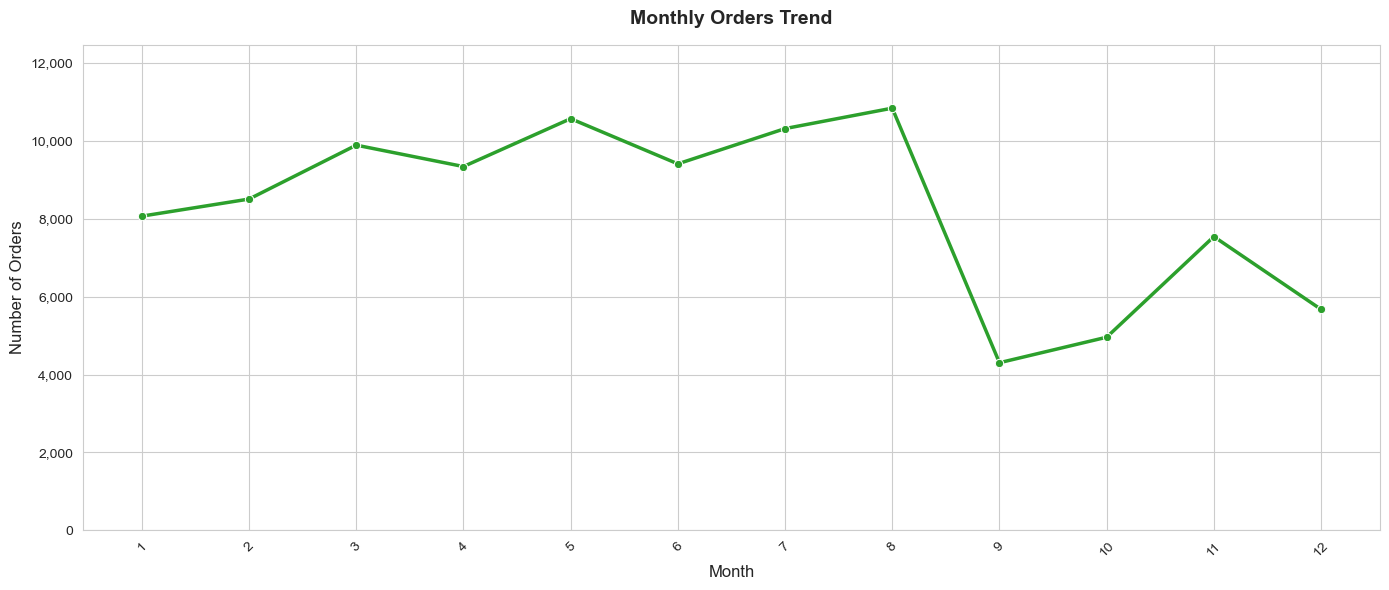
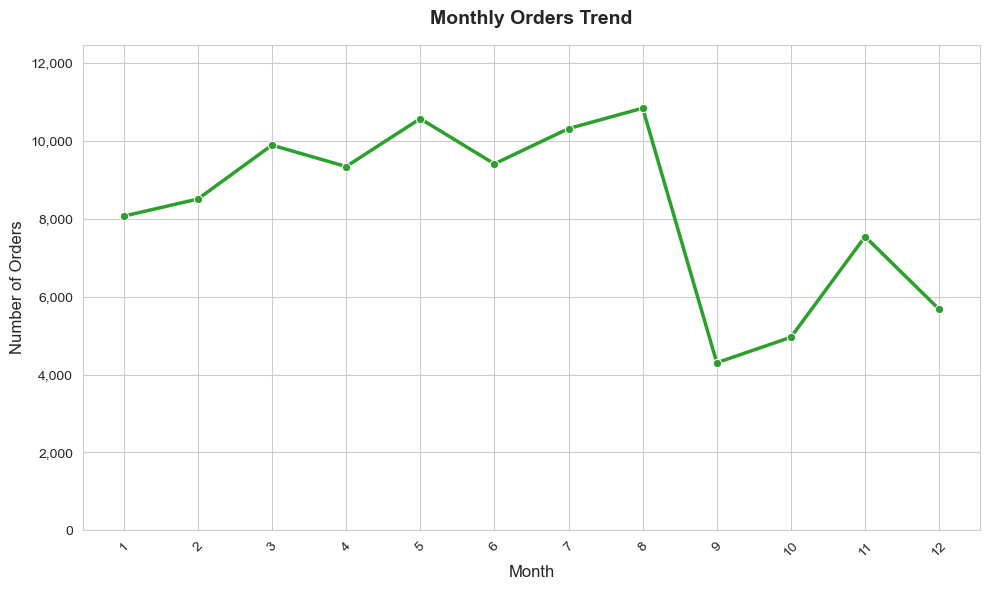
The notebook cell's code change between the first figure and the second:
--- before
+++ after
@@ -1,3 +1,3 @@
-plt.figure(figsize=(14, 6))
+plt.figure(figsize=(10, 6))
 ax = sns.lineplot(
     data=monthly_order,
@@ -16,3 +16,4 @@
 plt.ylim(0, monthly_order['order_id'].max() * 1.15)
 plt.tight_layout()
+plt.savefig('../report/monthly_orders_trend.png', dpi=300, bbox_inches='tight')
 plt.show()

Commit: update